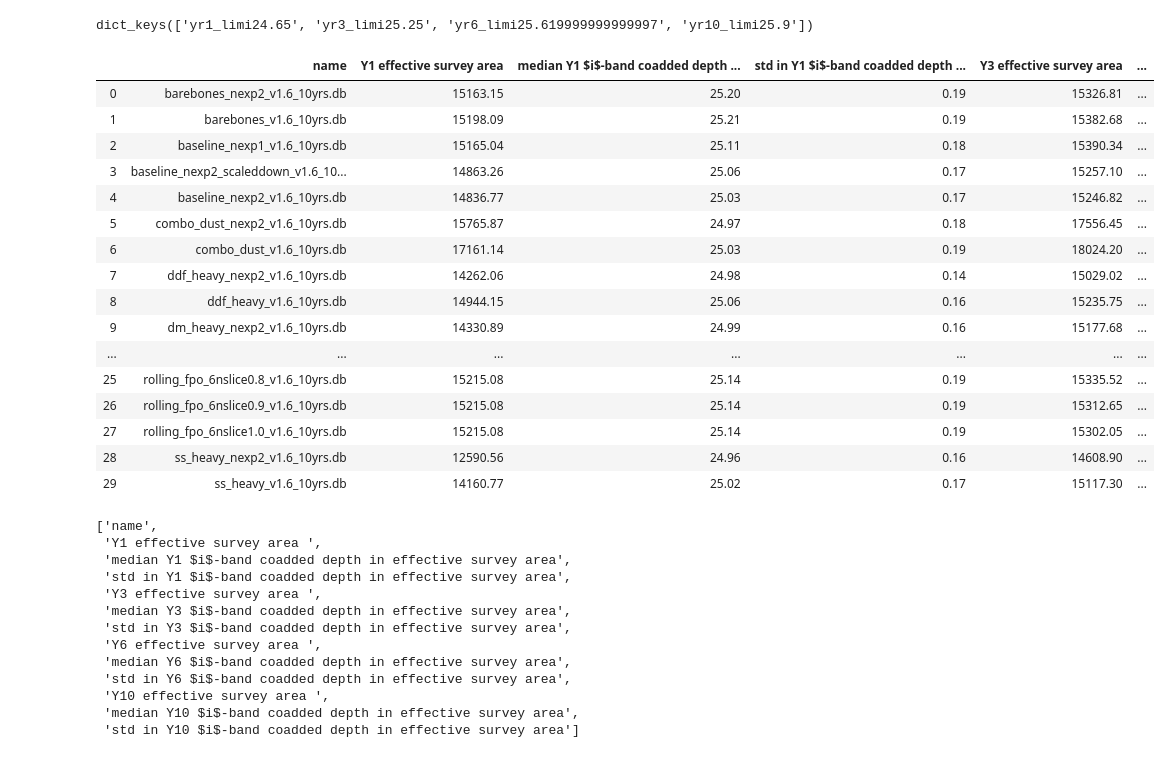
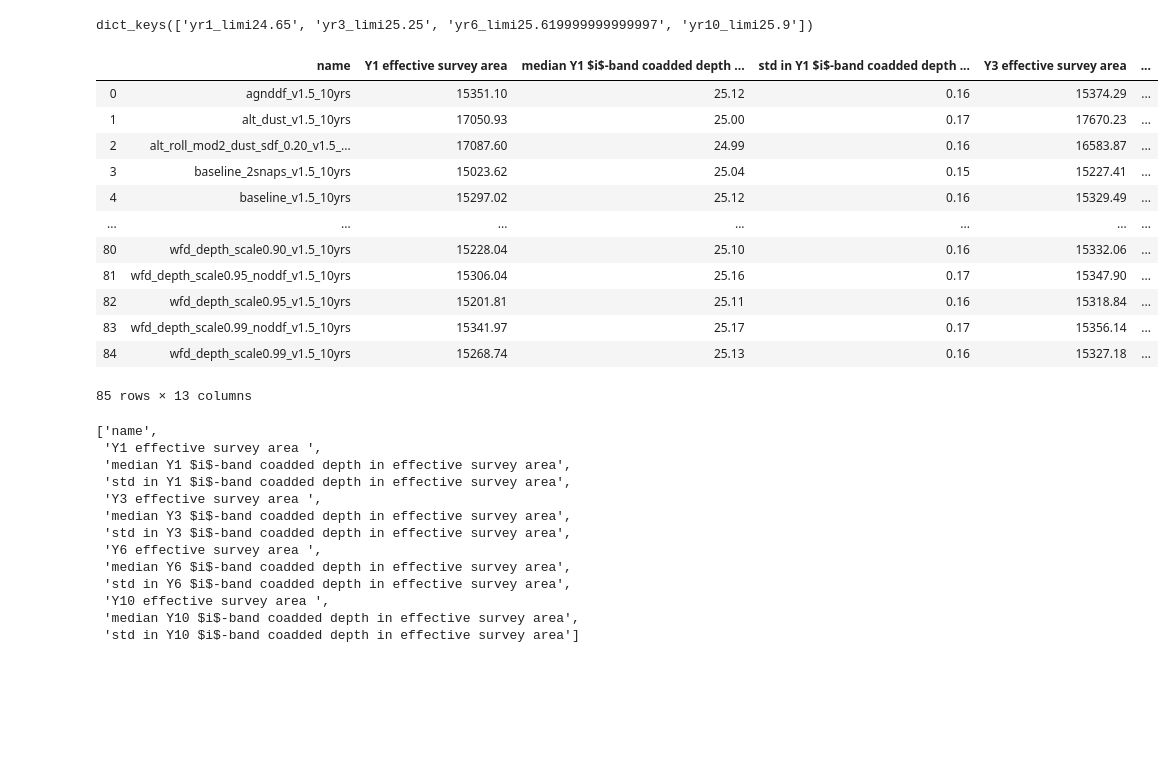
Before and after one commit to LSSTDESC/ObsStrat, a Jupyter notebook: postwp/paper_data.ipynb, the cells around one changed output. Drawn from its saved outputs; the diff is of its cells as text; code cells hidden in the pictures; blank space fills up the shorter version.

```diff
--- a/postwp/paper_data.ipynb
+++ b/postwp/paper_data.ipynb
@@ -165,21 +163,17 @@ for yr_lim_tag in data:
-# %%
-given_list
-# %% [output]
-|  | name | Y1 effective survey area | median Y1 $i$-band coadded depth ... | std in Y1 $i$-band coadded depth ... | Y3 effective survey area | ... |
-| 0 | barebones_nexp2_v1.6_10yrs.db | 15163.15 | 25.20 | 0.19 | 15326.81 | ... |
-| 1 | barebones_v1.6_10yrs.db | 15198.09 | 25.21 | 0.19 | 15382.68 | ... |
-| 2 | baseline_nexp1_v1.6_10yrs.db | 15165.04 | 25.11 | 0.18 | 15390.34 | ... |
-| 3 | baseline_nexp2_scaleddown_v1.6_10... | 14863.26 | 25.06 | 0.17 | 15257.10 | ... |
-| 4 | baseline_nexp2_v1.6_10yrs.db | 14836.77 | 25.03 | 0.17 | 15246.82 | ... |
-| 5 | combo_dust_nexp2_v1.6_10yrs.db | 15765.87 | 24.97 | 0.18 | 17556.45 | ... |
-| 6 | combo_dust_v1.6_10yrs.db | 17161.14 | 25.03 | 0.19 | 18024.20 | ... |
-| 7 | ddf_heavy_nexp2_v1.6_10yrs.db | 14262.06 | 24.98 | 0.14 | 15029.02 | ... |
-| 8 | ddf_heavy_v1.6_10yrs.db | 14944.15 | 25.06 | 0.16 | 15235.75 | ... |
-| 9 | dm_heavy_nexp2_v1.6_10yrs.db | 14330.89 | 24.99 | 0.16 | 15177.68 | ... |
-| ... | ... | ... | ... | ... | ... | ... |
-| 25 | rolling_fpo_6nslice0.8_v1.6_10yrs.db | 15215.08 | 25.14 | 0.19 | 15335.52 | ... |
-| 26 | rolling_fpo_6nslice0.9_v1.6_10yrs.db | 15215.08 | 25.14 | 0.19 | 15312.65 | ... |
-| 27 | rolling_fpo_6nslice1.0_v1.6_10yrs.db | 15215.08 | 25.14 | 0.19 | 15302.05 | ... |
-| 28 | ss_heavy_nexp2_v1.6_10yrs.db | 12590.56 | 24.96 | 0.16 | 14608.90 | ... |
-| 29 | ss_heavy_v1.6_10yrs.db | 14160.77 | 25.02 | 0.17 | 15117.30 | ... |
+# %%
+df_in_order
+# %% [output]
+|  | name | Y1 effective survey area | median Y1 $i$-band coadded depth ... | std in Y1 $i$-band coadded depth ... | Y3 effective survey area | ... |
+| 0 | agnddf_v1.5_10yrs | 15351.10 | 25.12 | 0.16 | 15374.29 | ... |
+| 1 | alt_dust_v1.5_10yrs | 17050.93 | 25.00 | 0.17 | 17670.23 | ... |
+| 2 | alt_roll_mod2_dust_sdf_0.20_v1.5_... | 17087.60 | 24.99 | 0.16 | 16583.87 | ... |
+| 3 | baseline_2snaps_v1.5_10yrs | 15023.62 | 25.04 | 0.15 | 15227.41 | ... |
+| 4 | baseline_v1.5_10yrs | 15297.02 | 25.12 | 0.16 | 15329.49 | ... |
+| ... | ... | ... | ... | ... | ... | ... |
+| 80 | wfd_depth_scale0.90_v1.5_10yrs | 15228.04 | 25.10 | 0.16 | 15332.06 | ... |
+| 81 | wfd_depth_scale0.95_noddf_v1.5_10yrs | 15306.04 | 25.16 | 0.17 | 15347.90 | ... |
+| 82 | wfd_depth_scale0.95_v1.5_10yrs | 15201.81 | 25.11 | 0.16 | 15318.84 | ... |
+| 83 | wfd_depth_scale0.99_noddf_v1.5_10yrs | 15341.97 | 25.17 | 0.17 | 15356.14 | ... |
+| 84 | wfd_depth_scale0.99_v1.5_10yrs | 15268.74 | 25.13 | 0.16 | 15327.18 | ... |
+85 rows × 13 columns
 # %%
```
Also changed, not shown: parts of 25 cells of this notebook.
